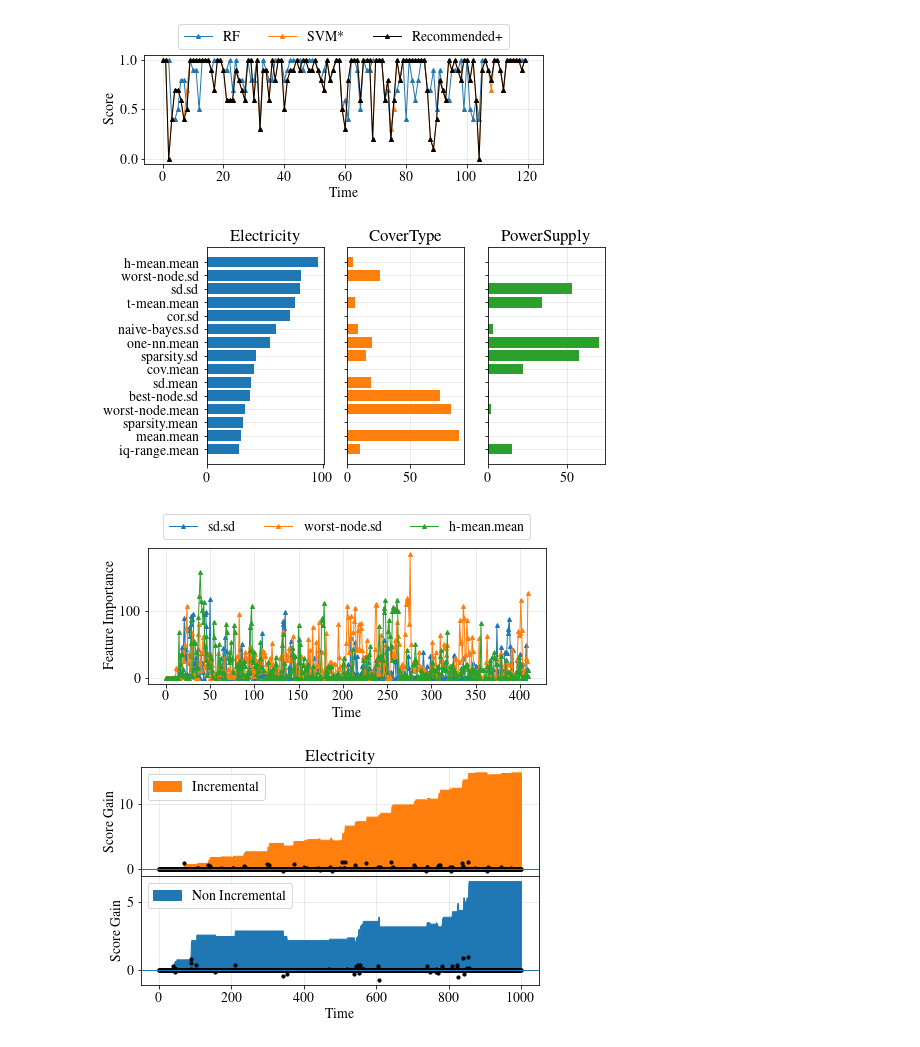
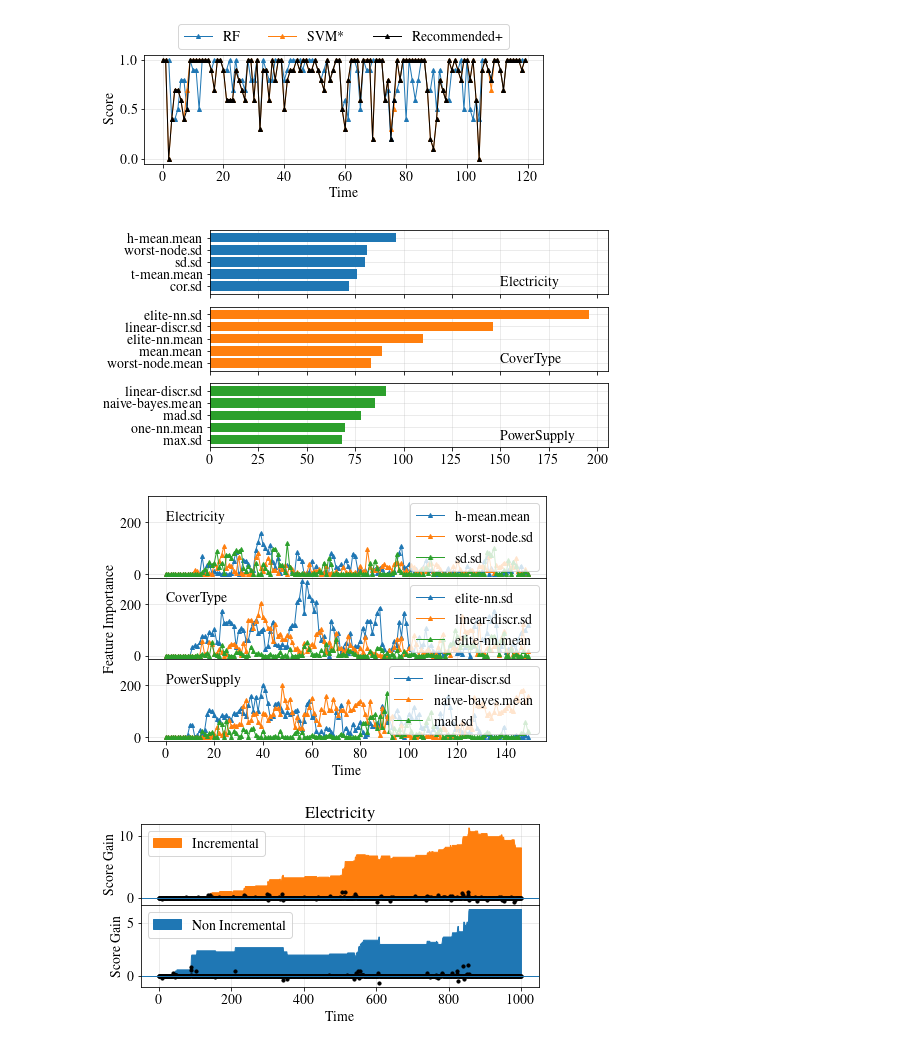
Before and after one commit to maffei2443/meta_experiments, a Jupyter notebook: notebooks/elec2.ipynb, the cells around one changed output. Cells and saved outputs as stored; diff of their text form; code cells hidden in the pictures.

```diff
--- a/notebooks/elec2.ipynb
+++ b/notebooks/elec2.ipynb
@@ -31,29 +31,33 @@ exps_fi = {}
 for exp in ['elec2', 'covtype', 'powersupply']:
     t_importance = load('../data/'+exp+'/importance.joblib')
     t_fname = load('../data/'+exp+'/fnames.joblib')[:-1]
-    exps_fi[exp] = dict(zip(t_fname,t_importance))
+    exps_fi[exp] = dict(sorted(zip(t_fname,t_importance), key=lambda x: x[1], reverse=True)[:5])
 
-t_importance = load('../data/'+experiment+'/importance.joblib')
-t_fname = load('../data/'+experiment+'/fnames.joblib')[:-1]
+#t_importance = load('../data/'+experiment+'/importance.joblib')
+#t_fname = load('../data/'+experiment+'/fnames.joblib')[:-1]
 
-dic = sorted([(k,v) for k,v in zip(t_importance, t_fname)])[-15:]
-importance = [k for k,v in dic]
-fname = [v for k,v in dic]
-pos = np.arange(len(importance))
+#dic = sorted([(k,v) for k,v in zip(t_importance, t_fname)])[-5:]
+#importance = [k for k,v in dic]
+#fname = [v for k,v in dic]
+pos = np.arange(4,-1,-1)
 # %%
-fig, (ax1, ax2, ax3) = plt.subplots(1,3, sharey=True)
-ax1.set_title('Electricity')
-ax1.barh(pos, importance, align='center', tick_label=[x.replace('_','-') for x in fname])
+fig, (ax1, ax2, ax3) = plt.subplots(3,1, sharex=True)
+fe2 = exps_fi['elec2']
+ax1.barh(pos, fe2.values(), align='center', tick_label=[x.replace('_','-') for x in fe2.keys()], label='Electricity')
 
-fct = [exps_fi['covtype'].get(x, 0) for x in fname]
-ax2.set_title('CoverType')
-ax2.barh(pos, fct, align='center', tick_label=[x.replace('_','-') for x in fname], color='C1')
+ax1.text(150, 0, 'Electricity')
 
-fps = [exps_fi['powersupply'].get(x, 0) for x in fname]
-ax3.set_title('PowerSupply')
-ax3.barh(pos, fps, align='center', tick_label=[x.replace('_','-') for x in fname], color='C2')
+fct = exps_fi['covtype']
+ax2.barh(pos, fct.values(), align='center', tick_label=[x.replace('_','-') for x in fct.keys()], color='C1',
+         label='CoverType')
+ax2.text(150, 0, 'CoverType')
+
+fps = exps_fi['powersupply']
+ax3.barh(pos, fps.values(), align='center', tick_label=[x.replace('_','-') for x in fps.keys()], color='C2',
+        label='PowerSupply')
+ax3.text(150, 0, 'PowerSupply')
 
 fig.set_size_inches(7.14, 4)
-plt.savefig(experiment+'_fi.pdf', bbox_inches='tight')
+plt.savefig('general_fi.pdf', bbox_inches='tight')
 # %% [output]
-[figure, old version]
+[figure, new version]
@@ -60,17 +66,23 @@ plt.savefig(experiment+'_fi.pdf', bbox_inches='tight')
 # %%
-tfi = load('../data/'+experiment+'_ninc/tfi.joblib')
-topfname = fname[-3:]
-tfi = pd.DataFrame(tfi, columns=t_fname)[topfname]
-tfi.rename(columns={x:x.replace('_','-') for x in topfname}, inplace=True)
-ax = tfi.plot(style='^-')
-ax.set_ylabel('Feature Importance')
-ax.set_xlabel('Time')
-ax.legend(loc='upper center', bbox_to_anchor=(0.5, 1.3), ncol=3, fancybox=True)
-fig = plt.gcf()
-fig.set_size_inches(7.14, 2.5)
-plt.savefig(experiment+'_timefi.pdf', bbox_inches='tight')
+fig, ax = plt.subplots(3, sharex=True, sharey=True, gridspec_kw={'hspace': 0})
+
+for i, exp in enumerate(['elec2', 'covtype', 'powersupply']):
+    tfi = load('../data/'+exp+'_ninc/tfi.joblib')[:150]
+    topfname = list(exps_fi[exp].keys())[:3]
+    t_fname = load('../data/'+exp+'/fnames.joblib')[:-1]
+    tfi = pd.DataFrame(tfi, columns=t_fname)[topfname]
+    tfi.rename(columns={x:x.replace('_','-') for x in topfname}, inplace=True)
+    ax[1].set_ylabel('Feature Importance')
+    ax[i].text(0, 210, translate[exp])
+    for cols in tfi.iteritems():
+        ax[i].plot(cols[1], '^-', label=cols[0])
+        ax[i].legend(loc='right')
+
+fig.set_size_inches(7.14, 4.5)
+plt.xlabel('Time')
+plt.savefig('general_timefi.pdf', bbox_inches='tight')
 # %% [output]
-[figure, old version]
+[figure, new version]
 # %%
 arange = 1000
 difference = np.array(load('../data/'+experiment+'/difference.joblib'))
@@ -79,7 +91,7 @@ cum = np.cumsum(difference)[:arange]
 cum_ninc = np.cumsum(difference_ninc)[:arange]
 x = np.arange(arange)
 # %%
-fig, (ax1, ax2) = plt.subplots(2, figsize=(12, 4), sharex=True, gridspec_kw={'hspace': 0})
+fig, (ax1, ax2) = plt.subplots(2, sharex=True, gridspec_kw={'hspace': 0})
 
 ax1.fill_between(x, cum, 0, color='C1', label='Incremental')
 ax1.scatter(x, difference[:arange], s=10, c='black')
@@ -96,9 +108,9 @@ ax2.set_ylabel('Score Gain')
 ax2.set_xlabel('Time')
 
 fig = plt.gcf()
-fig.set_size_inches(7.14, 4)
+fig.set_size_inches(7.14, 3)
 plt.savefig(experiment+'_cumsum.pdf', bbox_inches='tight')
 # %% [output]
-[figure, old version]
+[figure, new version]
 # %%
 print(cum[-10:])
```
Also changed, not shown: parts of 4 cells of this notebook, 2 other files.
